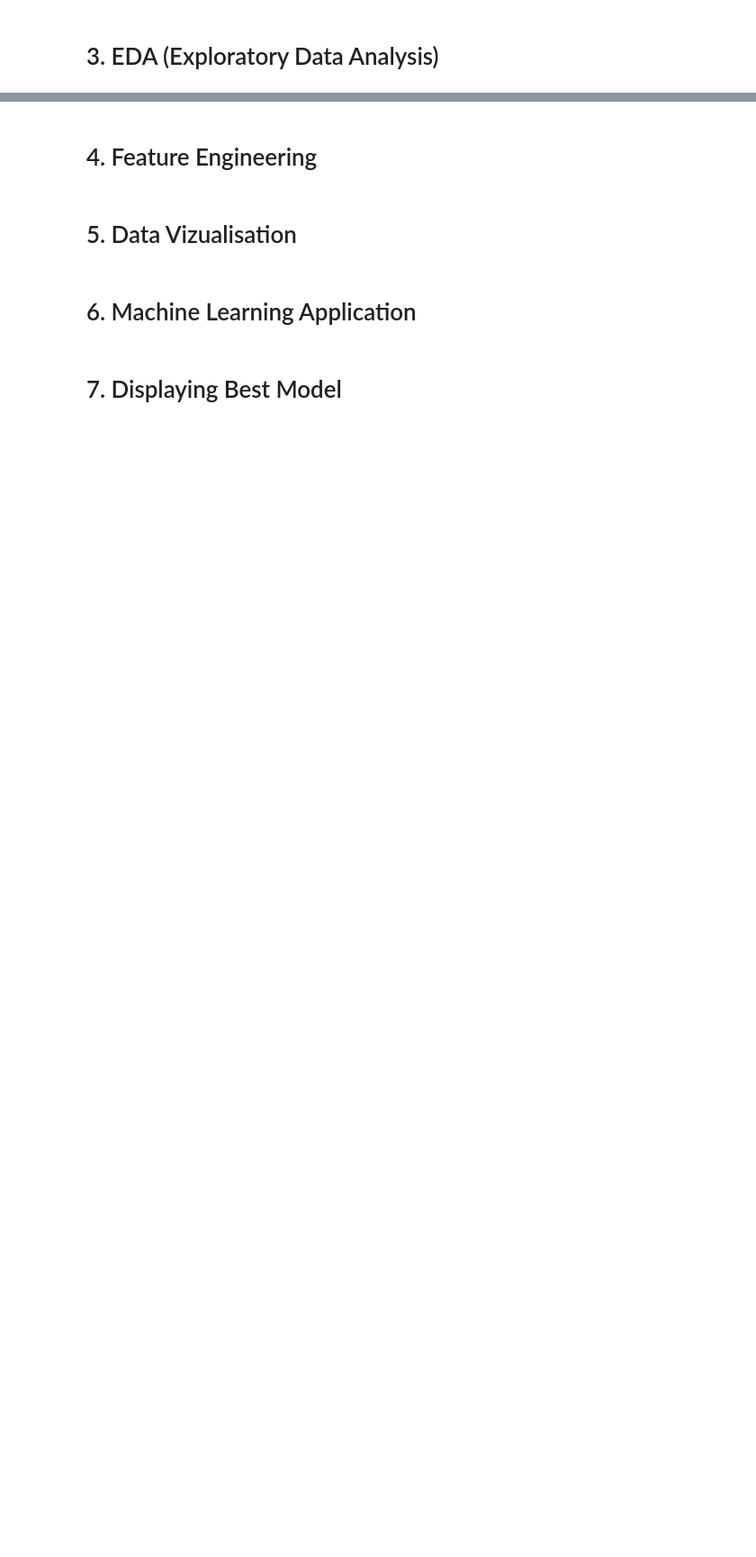
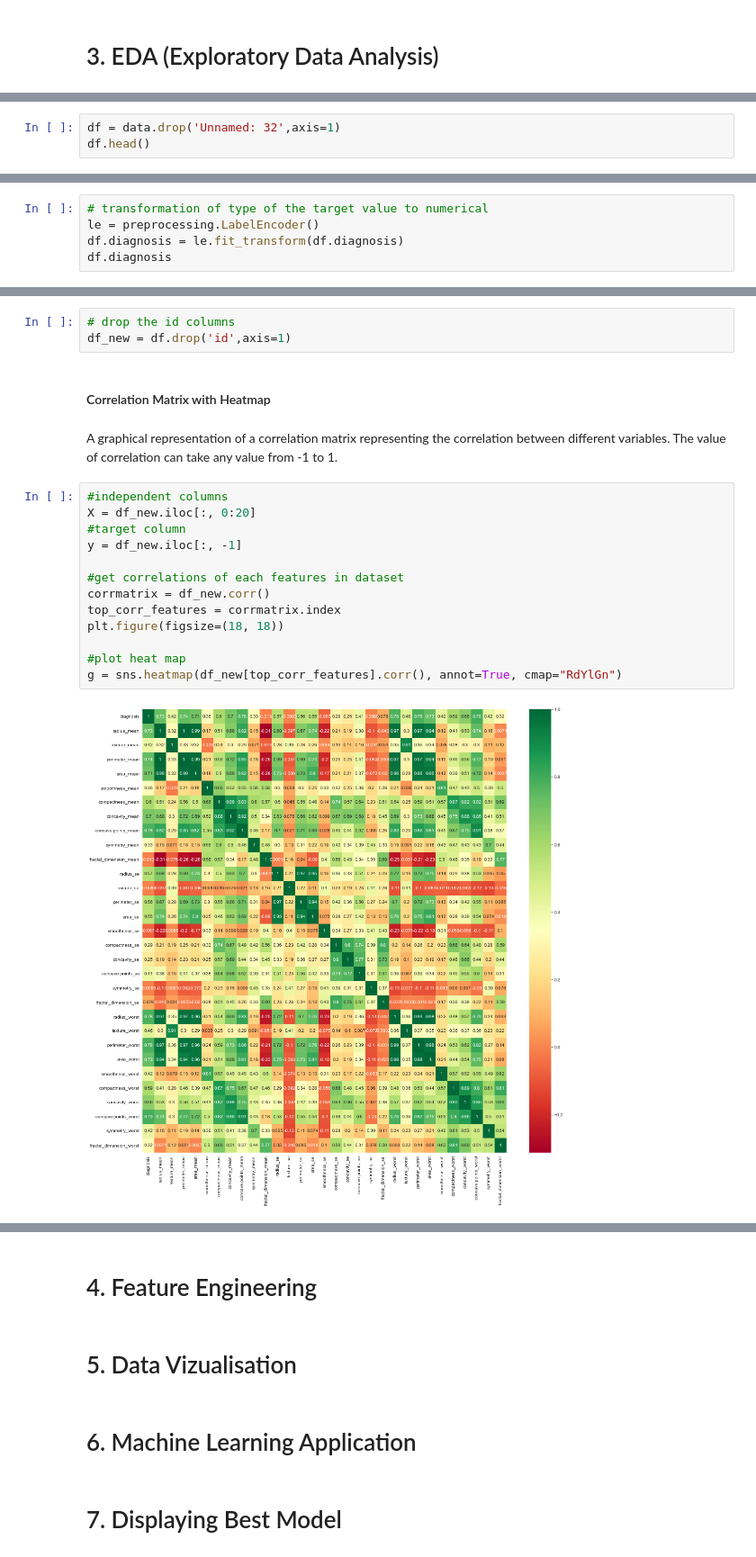
Before and after one commit to RamicAmir/Grupp2-Machine-Learning, a Jupyter notebook: breast_cancer/breast_cancer.ipynb, the cells around one changed output, grey strips where cells are left out. Shown: that part at 90% size. Saved outputs shown, nothing was run; the diff lists cells and outputs as text; blank space fills up the shorter version.

```diff
--- a/breast_cancer/breast_cancer.ipynb
+++ b/breast_cancer/breast_cancer.ipynb
@@ -42,0 +73,3 @@ data.describe(include='all')
+# %%
+df = data.drop('Unnamed: 32',axis=1)
+df.head()
@@ -42,0 +114,5 @@ data.describe(include='all')
+# %%
+# transformation of type of the target value to numerical
+le = preprocessing.LabelEncoder()
+df.diagnosis = le.fit_transform(df.diagnosis)
+df.diagnosis
@@ -42,0 +139,23 @@ data.describe(include='all')
+# %%
+# drop the id columns
+df_new = df.drop('id',axis=1)
+# %% [markdown]
+#### Correlation Matrix with Heatmap
+# %% [markdown]
+A graphical representation of a correlation matrix representing the correlation between different variables. The value of correlation can take any value
+from -1 to 1.
+# %%
+#independent columns
+X = df_new.iloc[:, 0:20]
+#target column
+y = df_new.iloc[:, -1]
+
+#get correlations of each features in dataset
+corrmatrix = df_new.corr()
+top_corr_features = corrmatrix.index
+plt.figure(figsize=(18, 18))
+
+#plot heat map
+g = sns.heatmap(df_new[top_corr_features].corr(), annot=True, cmap="RdYlGn")
+# %% [output]
+[figure, added]
```
Also changed, not shown: parts of 12 cells of this notebook.
